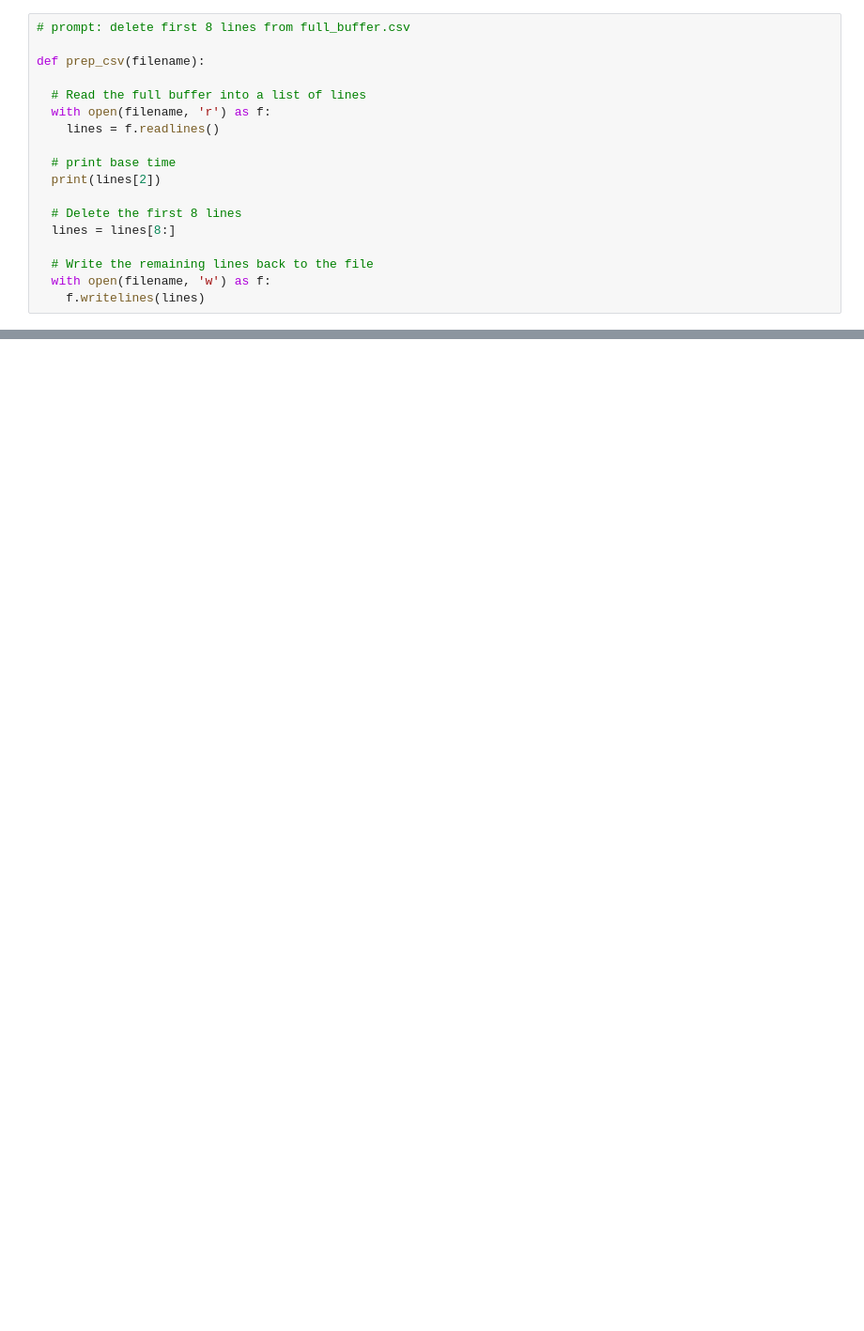
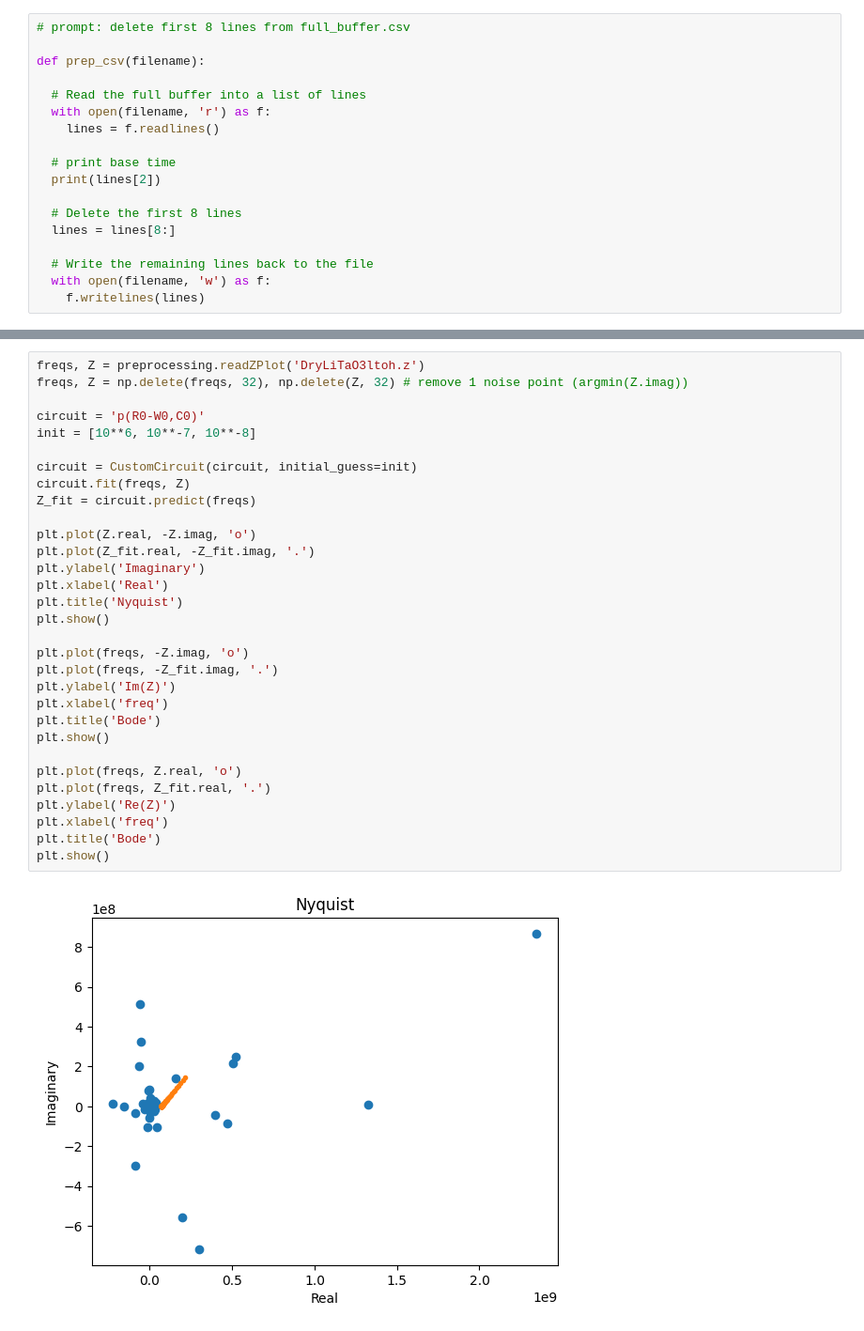
Before and after one commit to beepmo/gator, a Jupyter notebook: data/06-27/litao3_gating.ipynb, the cells around one changed output, grey strips where cells are left out. Shown at 94% size. Cells and saved outputs as stored; diff of their text form; blank space fills up the shorter version.

```diff
--- a/data/06-27/litao3_gating.ipynb
+++ b/data/06-27/litao3_gating.ipynb
@@ -81,0 +92,33 @@ plt.show()
+# %%
+freqs, Z = preprocessing.readZPlot('DryLiTaO3ltoh.z')
+freqs, Z = np.delete(freqs, 32), np.delete(Z, 32) # remove 1 noise point (argmin(Z.imag))
+
+circuit = 'p(R0-W0,C0)'
+init = [10**6, 10**-7, 10**-8]
+
+circuit = CustomCircuit(circuit, initial_guess=init)
+circuit.fit(freqs, Z)
+Z_fit = circuit.predict(freqs)
+
+plt.plot(Z.real, -Z.imag, 'o')
+plt.plot(Z_fit.real, -Z_fit.imag, '.')
+plt.ylabel('Imaginary')
+plt.xlabel('Real')
+plt.title('Nyquist')
+plt.show()
+
+plt.plot(freqs, -Z.imag, 'o')
+plt.plot(freqs, -Z_fit.imag, '.')
+plt.ylabel('Im(Z)')
+plt.xlabel('freq')
+plt.title('Bode')
+plt.show()
+
+plt.plot(freqs, Z.real, 'o')
+plt.plot(freqs, Z_fit.real, '.')
+plt.ylabel('Re(Z)')
+plt.xlabel('freq')
+plt.title('Bode')
+plt.show()
+# %% [output]
+[figure, added]
```
Also changed, not shown: parts of 7 cells of this notebook.
